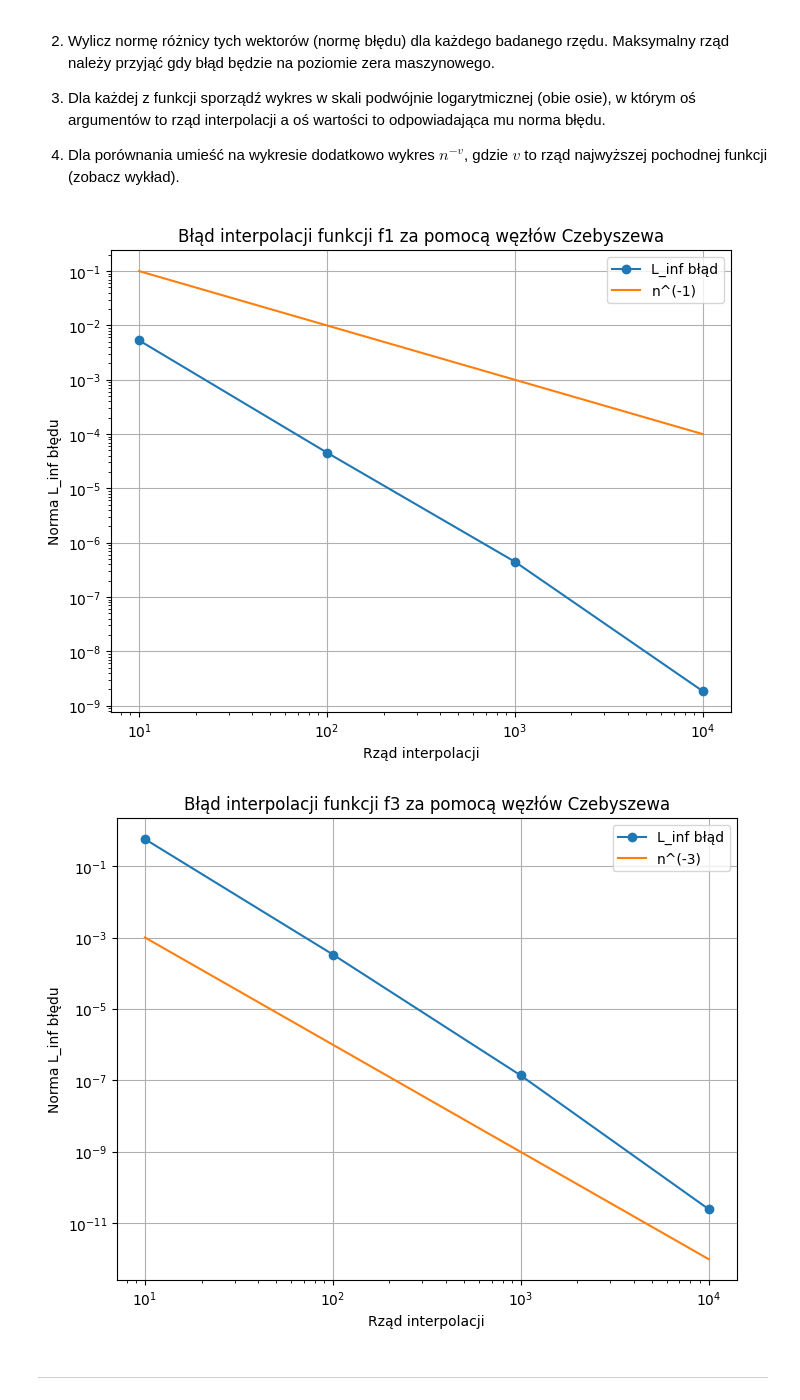
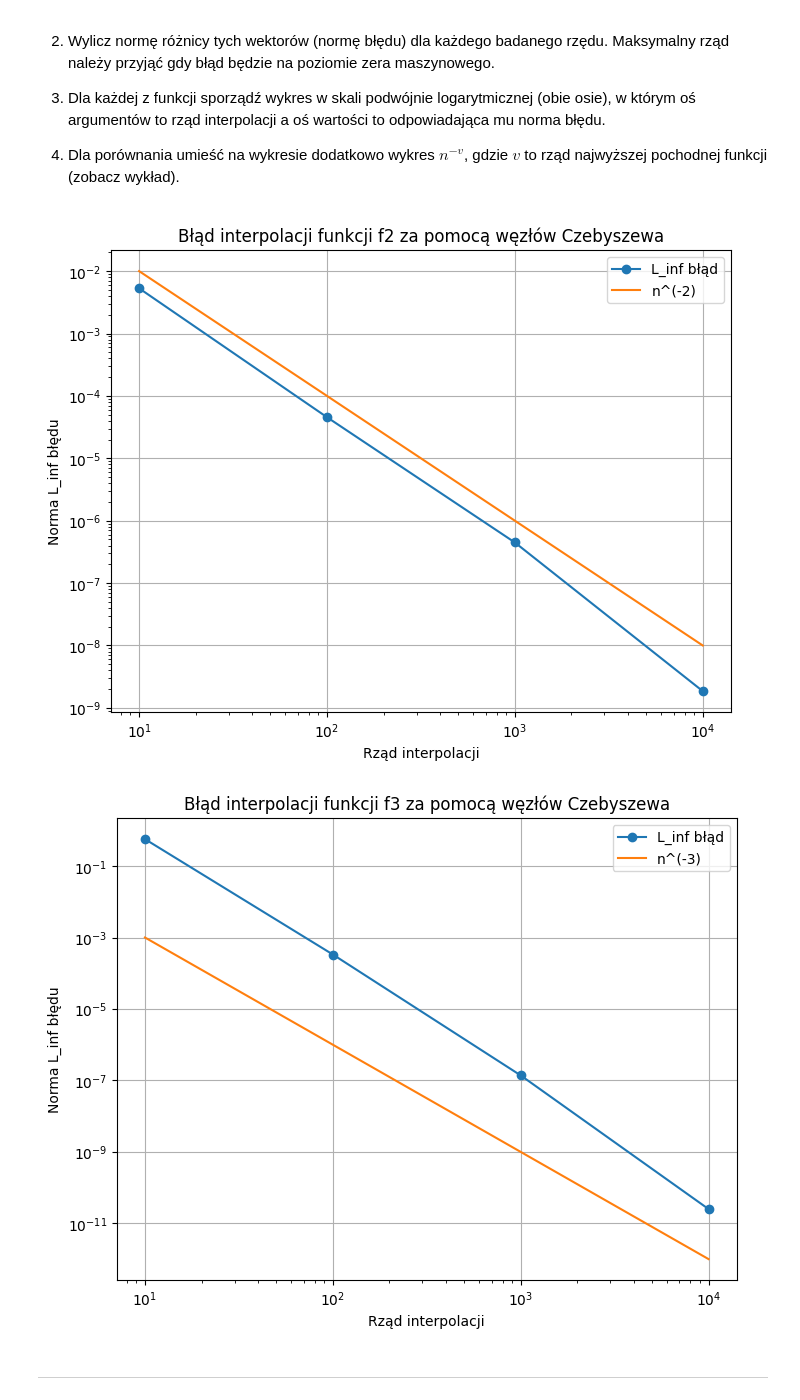
Before and after one commit to MN-KJ-2025/lab9-interpolacja-gladyszymon, a Jupyter notebook: sprawozdanie.ipynb, the cells around one changed output. Cells and saved outputs as stored; diff of their text form; code cells hidden in the pictures.

```diff
--- a/sprawozdanie.ipynb
+++ b/sprawozdanie.ipynb
@@ -277,38 +278,38 @@ W tym celu:
 # %%
 reload(main)
 
 x = np.linspace(-1, 1, 1000)
-n_walues = [10**k for k in [1,2,3,4,5]]
-fun = [(main.f_2, 1), (main.f_3, 3)]
+n_walues = [10**k for k in range(1, 5)]
+fun = [(main.f_2, 2), (main.f_3, 3)]
 
-for func, order in fun:
+for func, level in fun:
     y_fun = func(x)
     L_inf_errors = []
     used_n = []
 
     for i in n_walues:
         x_cheb = main.chebyshev_nodes(i)
         y_cheb = func(x_cheb)
         w_cheb = main.bar_cheb_weights(i)
         y_interpolated = main.barycentric_inte(x_cheb, y_cheb, w_cheb, x)
         L_error = main.L_inf(y_fun, y_interpolated)
         L_inf_errors.append(L_error)
         used_n.append(i)
         if L_error < 1e-14:
             break
 
     plt.figure(figsize=(8, 6))
     plt.loglog(used_n, L_inf_errors, marker='o', label="L_inf błąd")
     n_array = np.array(used_n, dtype=float)
-    plt.loglog(n_array, n_array**(-order), label=f"n^(-{order})")
+    plt.loglog(n_array, n_array**(-level), label=f"n^(-{level})")
     plt.xlabel("Rząd interpolacji")
     plt.ylabel("Norma L_inf błędu")
-    plt.title(f"Błąd interpolacji funkcji f{order} za pomocą węzłów Czebyszewa")
+    plt.title(f"Błąd interpolacji funkcji f{level} za pomocą węzłów Czebyszewa")
     plt.legend()
     plt.grid()
     plt.show()
 # %% [output]
-[figure, old version]
+[figure, new version]
 [figure]
 # %% [markdown]
 ---
```
Also changed, not shown: parts of 4 cells of this notebook.
